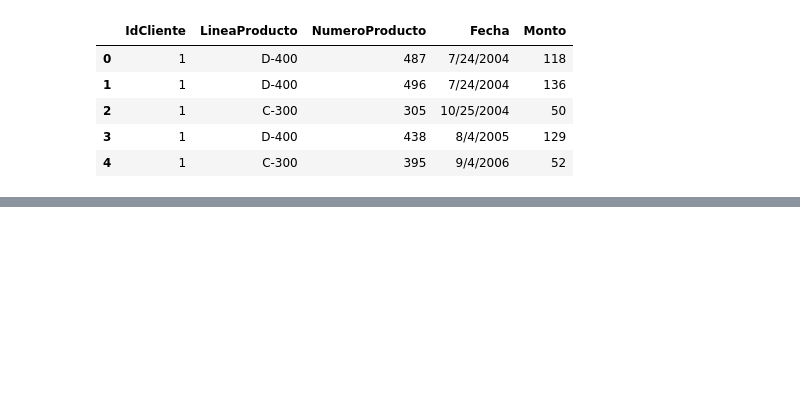
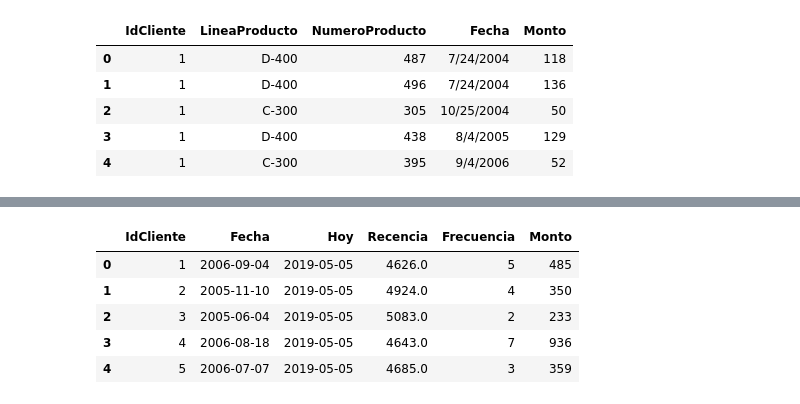
Before and after one commit to peterdelaguila/peterdelaguila, a Jupyter notebook: rfm_analysis.ipynb, the cells around one changed output, grey strips where cells are left out. Cells and saved outputs as stored; diff of their text form; code cells hidden in the pictures; blank space fills up the shorter version.

```diff
--- a/rfm_analysis.ipynb
+++ b/rfm_analysis.ipynb
@@ -19,0 +122,4 @@ data.head(5)
+# %%
+#calculate recency
+recencia_df['Recencia'] = recencia_df['Hoy'] - recencia_df['Fecha']
+recencia_df.head()
@@ -19,0 +133,2 @@ data.head(5)
+# %%
+recencia_df['Recencia'] = recencia_df['Recencia']/np.timedelta64(1, 'D')
@@ -19,0 +144,5 @@ data.head(5)
+# %%
+#calculate frequency
+frecuencia_df = data.groupby(by='IdCliente', as_index=False)['Fecha'].count()
+frecuencia_df.columns = ['IdCliente','Frecuencia']
+frecuencia_df.head()
@@ -19,0 +156,5 @@ data.head(5)
+# %%
+#calculate money
+monto_df = data.groupby(by='IdCliente', as_index=False)['Monto'].sum()
+monto_df.columns = ['IdCliente','Monto']
+monto_df.head()
@@ -19,0 +168,12 @@ data.head(5)
+# %%
+#Create RFM Table
+temp_df = recencia_df.merge(frecuencia_df,on='IdCliente')
+rfm_df = temp_df.merge(monto_df,on='IdCliente')
+rfm_df.head()
+# %% [output]
+|  | IdCliente | Fecha | Hoy | Recencia | Frecuencia | Monto |
+| 0 | 1 | 2006-09-04 | 2019-05-05 | 4626.0 | 5 | 485 |
+| 1 | 2 | 2005-11-10 | 2019-05-05 | 4924.0 | 4 | 350 |
+| 2 | 3 | 2005-06-04 | 2019-05-05 | 5083.0 | 2 | 233 |
+| 3 | 4 | 2006-08-18 | 2019-05-05 | 4643.0 | 7 | 936 |
+| 4 | 5 | 2006-07-07 | 2019-05-05 | 4685.0 | 3 | 359 |
```
Also changed, not shown: parts of 29 cells of this notebook.
